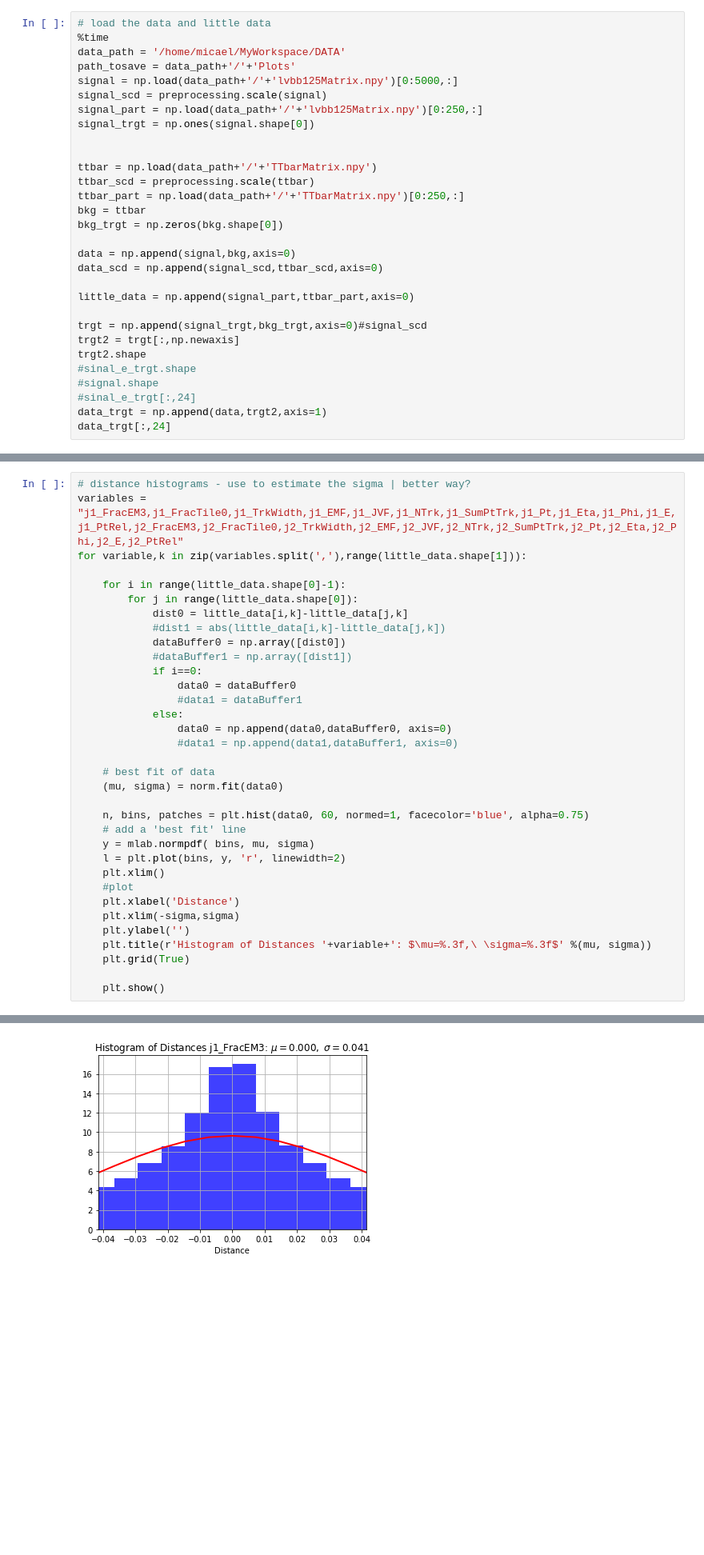
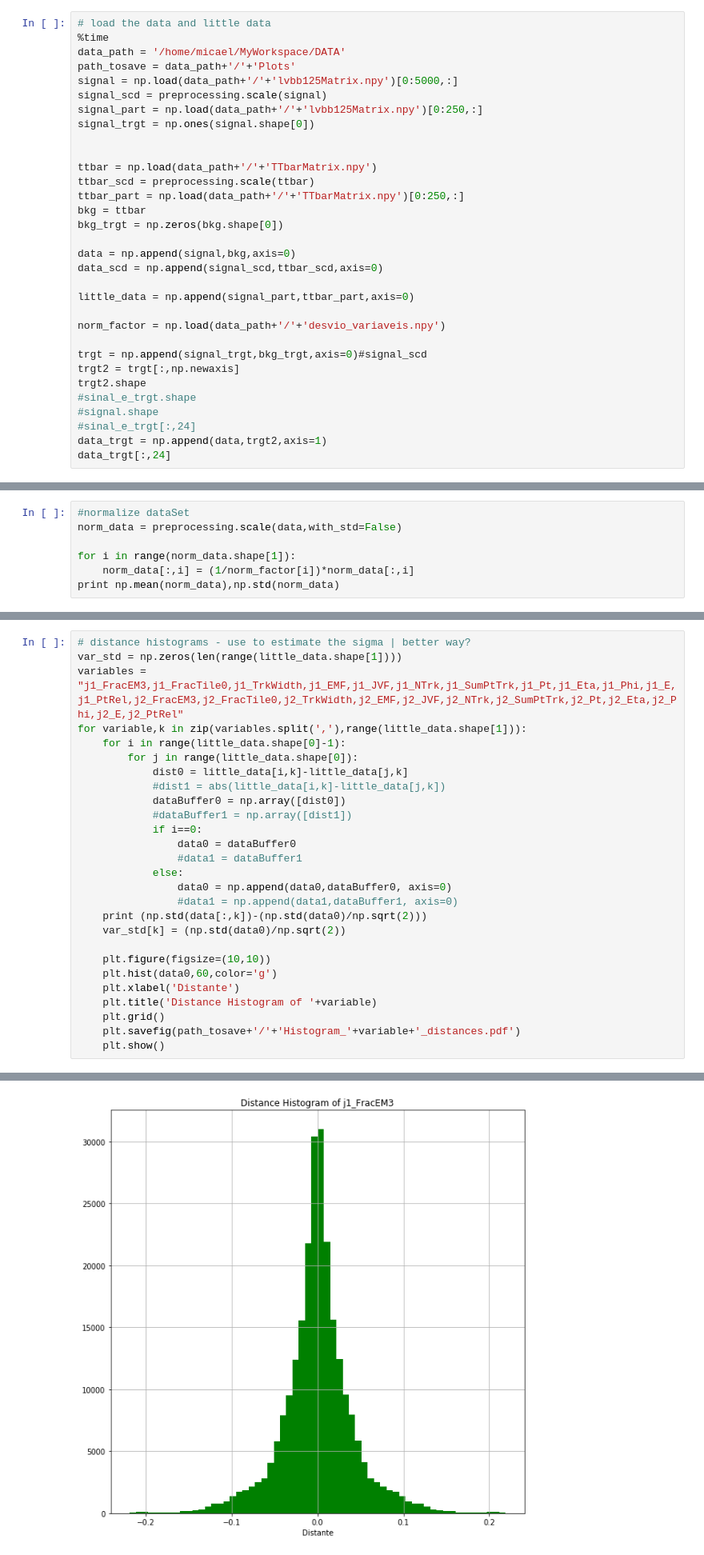
Before and after one commit to micaelverissimo/PtRelAnalysis, a Jupyter notebook: kmeansClustering.ipynb, the cells around one changed output, grey strips where cells are left out. Shown at 80% size. Cells and saved outputs as stored; diff of their text form; blank space fills up the shorter version.

```diff
--- a/kmeansClustering.ipynb
+++ b/kmeansClustering.ipynb
@@ -52,6 +52,8 @@ data_scd = np.append(signal_scd,ttbar_scd,axis=0)
 
 little_data = np.append(signal_part,ttbar_part,axis=0)
 
+norm_factor = np.load(data_path+'/'+'desvio_variaveis.npy')
+
 trgt = np.append(signal_trgt,bkg_trgt,axis=0)#signal_scd
 trgt2 = trgt[:,np.newaxis]
 trgt2.shape
@@ -66 +68,8 @@ Wall time: 6.91 µs
 array([ 1.,  1.,  1., ...,  0.,  0.,  0.])
+# %%
+#normalize dataSet
+norm_data = preprocessing.scale(data,with_std=False)
+
+for i in range(norm_data.shape[1]):
+    norm_data[:,i] = (1/norm_factor[i])*norm_data[:,i]
+print np.mean(norm_data),np.std(norm_data)
@@ -67,8 +78,8 @@ array([ 1.,  1.,  1., ...,  0.,  0.,  0.])
 # %%
 # distance histograms - use to estimate the sigma | better way?
+var_std = np.zeros(len(range(little_data.shape[1])))
 variables = "j1_FracEM3,j1_FracTile0,j1_TrkWidth,j1_EMF,j1_JVF,j1_NTrk,j1_SumPtTrk,j1_Pt,j1_Eta,j1_Phi,j1_E,j1_PtRel,j2_FracEM3,j2_FracTile0,j2_TrkWidth,j2_EMF,j2_JVF,j2_NTrk,j2_SumPtTrk,j2_Pt,j2_Eta,j2_Phi,j2_E,j2_PtRel"
 for variable,k in zip(variables.split(','),range(little_data.shape[1])):
-
     for i in range(little_data.shape[0]-1):
         for j in range(little_data.shape[0]):
             dist0 = little_data[i,k]-little_data[j,k]
@@ -81,21 +92,14 @@ for variable,k in zip(variables.split(','),range(little_data.shape[1])):
             else:
                 data0 = np.append(data0,dataBuffer0, axis=0)
                 #data1 = np.append(data1,dataBuffer1, axis=0)
+    print (np.std(data[:,k])-(np.std(data0)/np.sqrt(2)))
+    var_std[k] = (np.std(data0)/np.sqrt(2))
 
-    # best fit of data
-    (mu, sigma) = norm.fit(data0)
-
-    n, bins, patches = plt.hist(data0, 60, normed=1, facecolor='blue', alpha=0.75)
-    # add a 'best fit' line
-    y = mlab.normpdf( bins, mu, sigma)
-    l = plt.plot(bins, y, 'r', linewidth=2)
-    plt.xlim()
-    #plot
-    plt.xlabel('Distance')
-    plt.xlim(-sigma,sigma)
-    plt.ylabel('')
-    plt.title(r'Histogram of Distances '+variable+': $\mu=%.3f,\ \sigma=%.3f$' %(mu, sigma))
-    plt.grid(True)
-
+    plt.figure(figsize=(10,10))
+    plt.hist(data0,60,color='g')
+    plt.xlabel('Distante')
+    plt.title('Distance Histogram of '+variable)
+    plt.grid()
+    plt.savefig(path_tosave+'/'+'Histogram_'+variable+'_distances.pdf')
     plt.show()
 # %% [output]
@@ -102 +107 @@ for variable,k in zip(variables.split(','),range(little_data.shape[1])):
-[figure, old version]
+[figure, new version]
```
Also changed, not shown: parts of 14 cells of this notebook, 1 other file.
